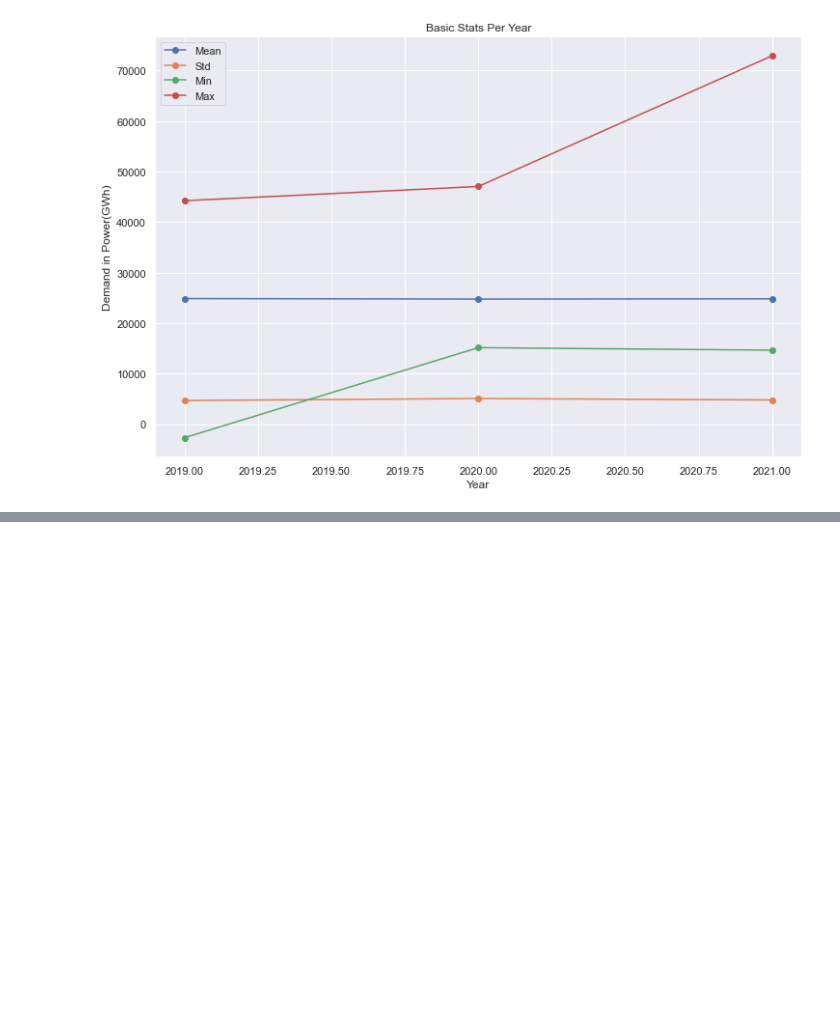
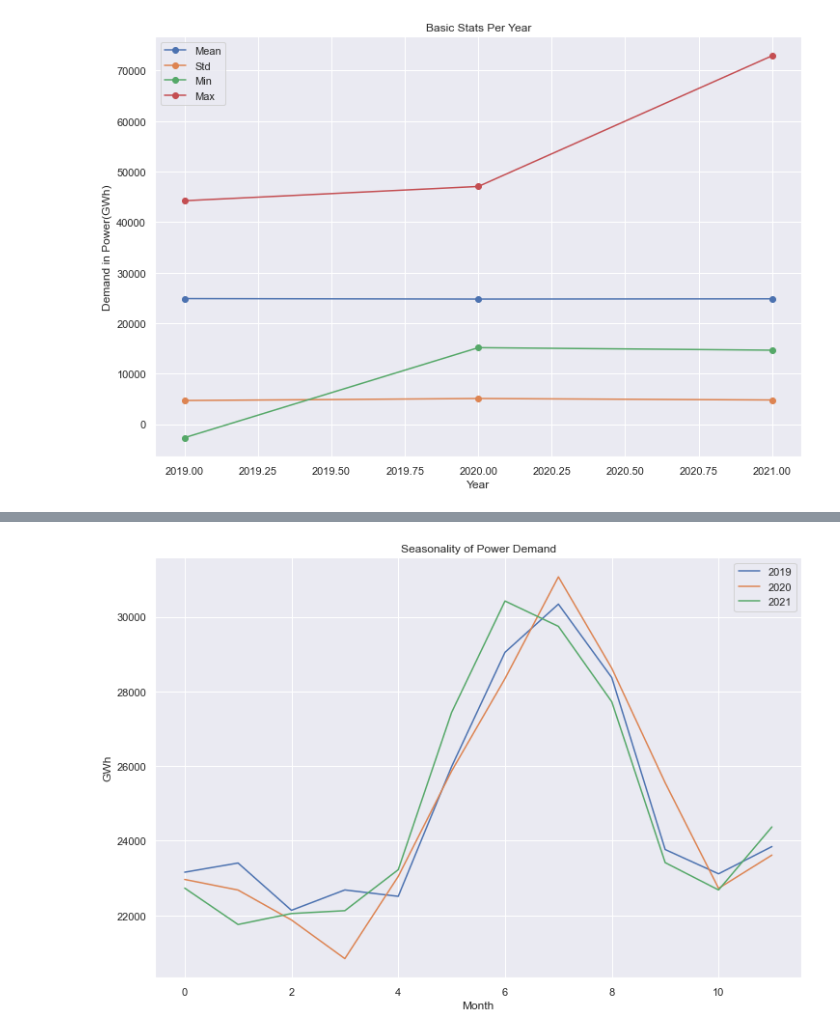
Before and after one commit to gkontogiannhs/Data-Mining, a Jupyter notebook: temp.ipynb, the cells around one changed output, grey strips where cells are left out. Saved outputs shown, nothing was run; the diff lists cells and outputs as text; code cells hidden in the pictures; blank space fills up the shorter version.

```diff
--- a/temp.ipynb
+++ b/temp.ipynb
@@ -199,0 +145,12 @@ basic_stats_year_month.plot(xlabel='Year-Month', ylabel='Demand in Power(GWh)',
+# %%
+average_month_per_year = demands.groupby(by=[demands.index.year, demands.index.month]).mean()
+pyplot.title('Seasonality of Power Demand')
+pyplot.xlabel('Month')
+pyplot.ylabel('GWh')
+pyplot.plot(average_month_per_year[:12]['Current demand'].values, label='2019')
+pyplot.plot(average_month_per_year[12:24]['Current demand'].values, label='2020')
+pyplot.plot(average_month_per_year[24:]['Current demand'].values, label='2021')
+pyplot.legend(loc='best')
+pyplot.show()
+# %% [output]
+[figure, added]
```
Also changed, not shown: parts of 9 cells of this notebook, 11 other files.
